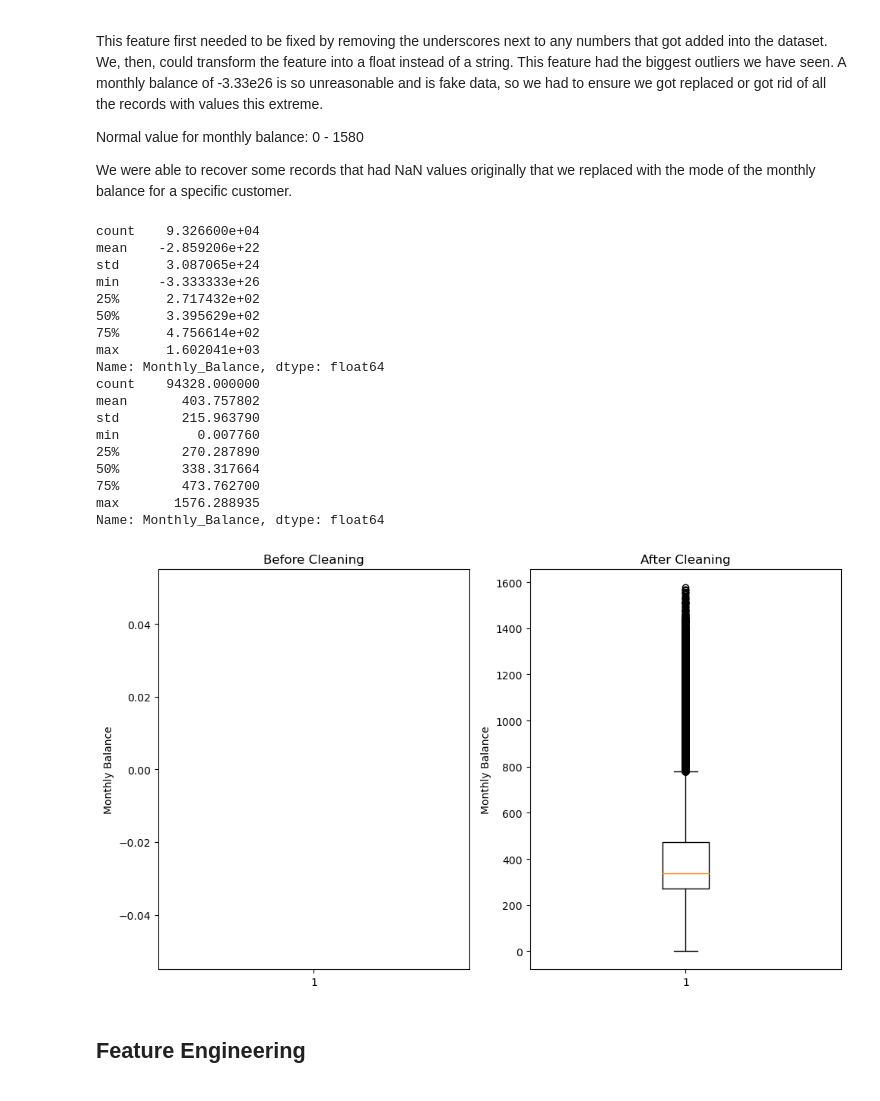
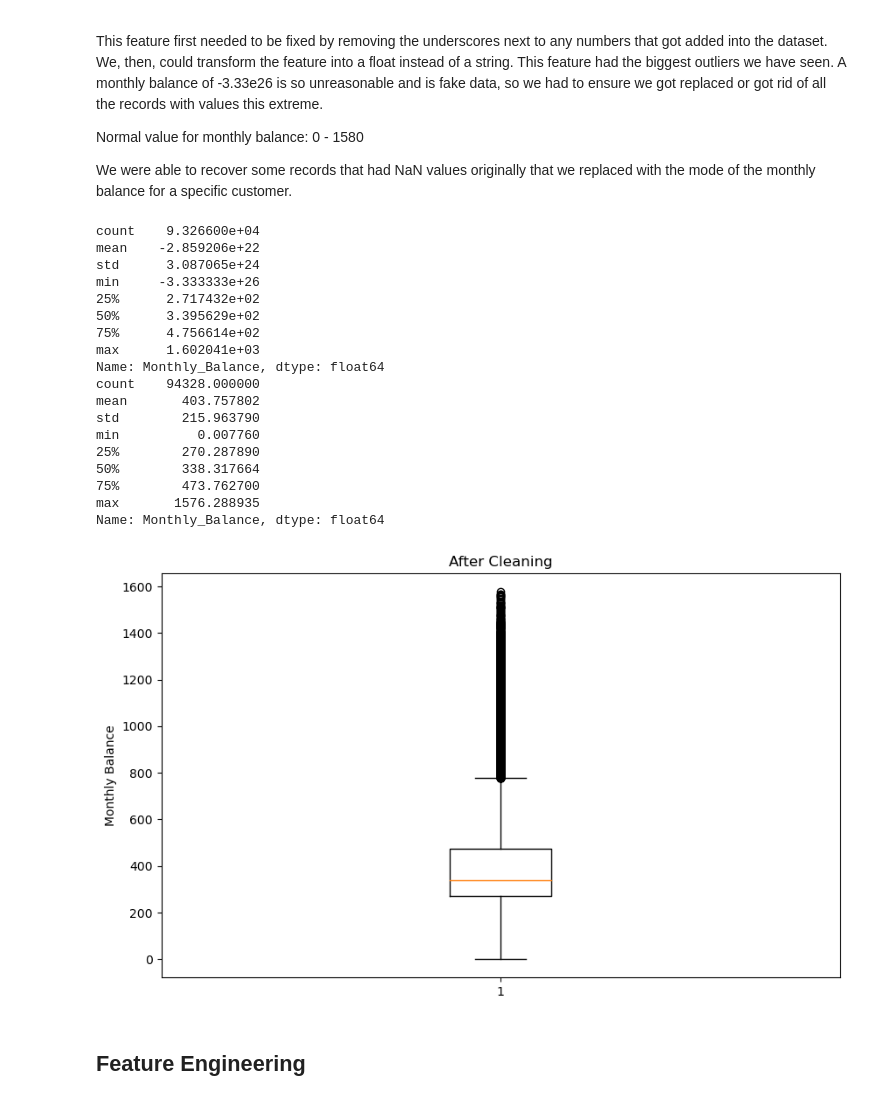
Before and after one commit to AyujVerma/Credit-Score-Classifier, a Jupyter notebook: credit_score.ipynb, the cells around one changed output. Cells and saved outputs as stored; diff of their text form; code cells hidden in the pictures.

```diff
--- a/credit_score.ipynb
+++ b/credit_score.ipynb
@@ -866,46 +848,40 @@ data['Monthly_Balance'] = data['Monthly_Balance'].str.replace('_', '')
 data['Monthly_Balance'] = data['Monthly_Balance'].replace("", np.nan)
 data['Monthly_Balance'] = data['Monthly_Balance'].astype(float)
 print(data['Monthly_Balance'].describe())
-plt.figure(figsize=(10, 6))
-plt.subplot(1, 2, 1)
-plt.boxplot(data['Monthly_Balance'])
-plt.ylabel('Monthly Balance')
-plt.title('Before Cleaning')
 
 grouped_data = data.groupby('Customer_ID')
 data['Monthly_Balance'] = grouped_data['Monthly_Balance'].transform(lambda g: replace_or_drop(g, 0, 1.58e+03))
 
 data.dropna(subset=['Monthly_Balance'], inplace = True)
 data.reset_index(drop = True, inplace = True)
 
 print(data['Monthly_Balance'].describe())
-plt.subplot(1, 2, 2)
+plt.figure(figsize=(10, 6))
 plt.boxplot(data['Monthly_Balance'])
 plt.title('After Cleaning')
 plt.ylabel('Monthly Balance')
 
-plt.tight_layout()
 plt.show()
 # %% [output]
 count    9.326600e+04
 mean    -2.859206e+22
 std      3.087065e+24
 min     -3.333333e+26
 25%      2.717432e+02
 50%      3.395629e+02
 75%      4.756614e+02
 max      1.602041e+03
 Name: Monthly_Balance, dtype: float64
 count    94328.000000
 mean       403.757802
 std        215.963790
 min          0.007760
 25%        270.287890
 50%        338.317664
 75%        473.762700
 max       1576.288935
 Name: Monthly_Balance, dtype: float64
-[figure, old version]
+[figure, new version]
 # %% [markdown]
 ## Feature Engineering
 # %% [markdown]
```
Also changed, not shown: parts of 39 cells of this notebook, 1 other file.
